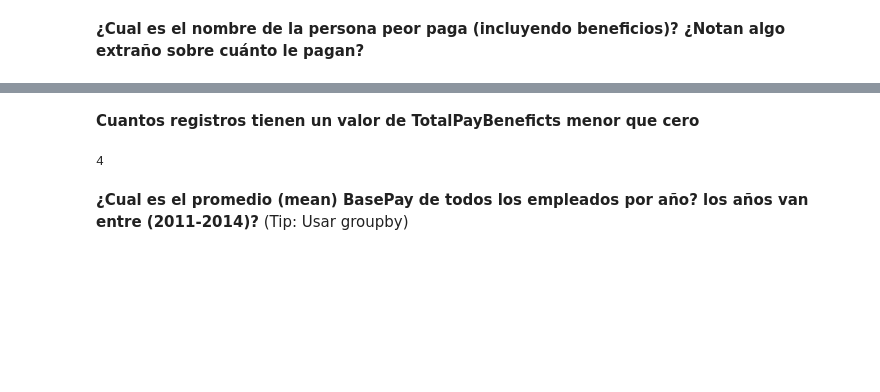
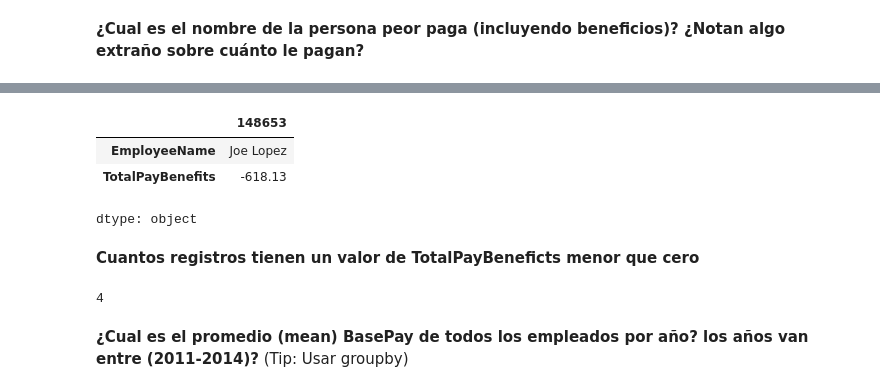
Before and after one commit to acaropi/Curso-Ciencia-de-Datos-, a Jupyter notebook: tarea_01_pandas_ingestion.ipynb, the cells around one changed output, grey strips where cells are left out. Saved outputs shown, nothing was run; the diff lists cells and outputs as text; code cells hidden in the pictures; blank space fills up the shorter version.

```diff
--- a/tarea_01_pandas_ingestion.ipynb
+++ b/tarea_01_pandas_ingestion.ipynb
@@ -374,3 +365,13 @@ Name: TotalPayBenefits, dtype: float64
+# %%
+salarios.loc[
+    salarios["TotalPayBenefits"].idxmin(),
+    ["EmployeeName", "TotalPayBenefits"]
+]
+# %% [output]
+|  | 148653 |
+| EmployeeName | Joe Lopez |
+| TotalPayBenefits | -618.13 |
+dtype: object
 # %% [markdown]
 **Cuantos registros tienen un valor de TotalPayBeneficts menor que cero**
 # %%
```
Also changed, not shown: parts of 46 cells of this notebook.
